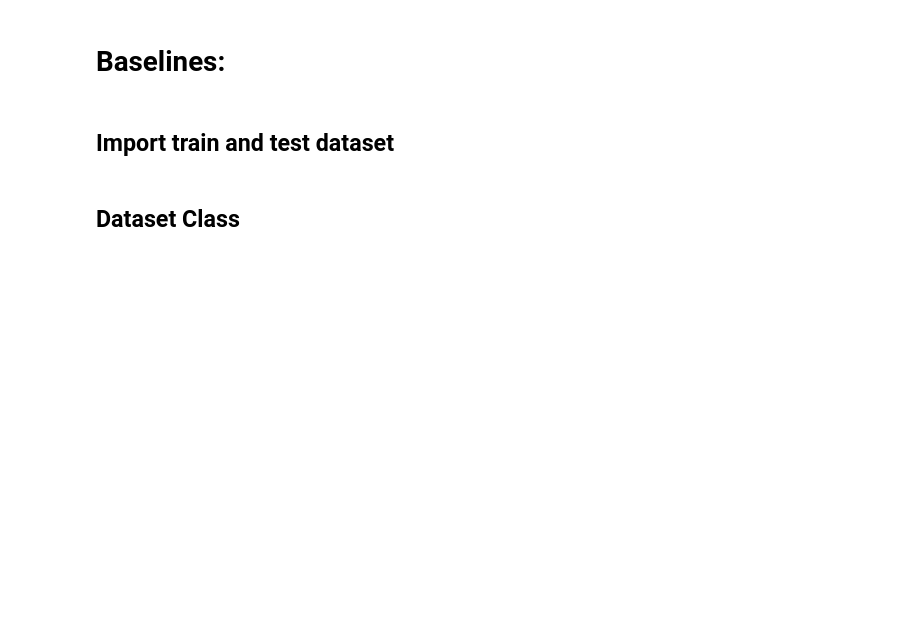
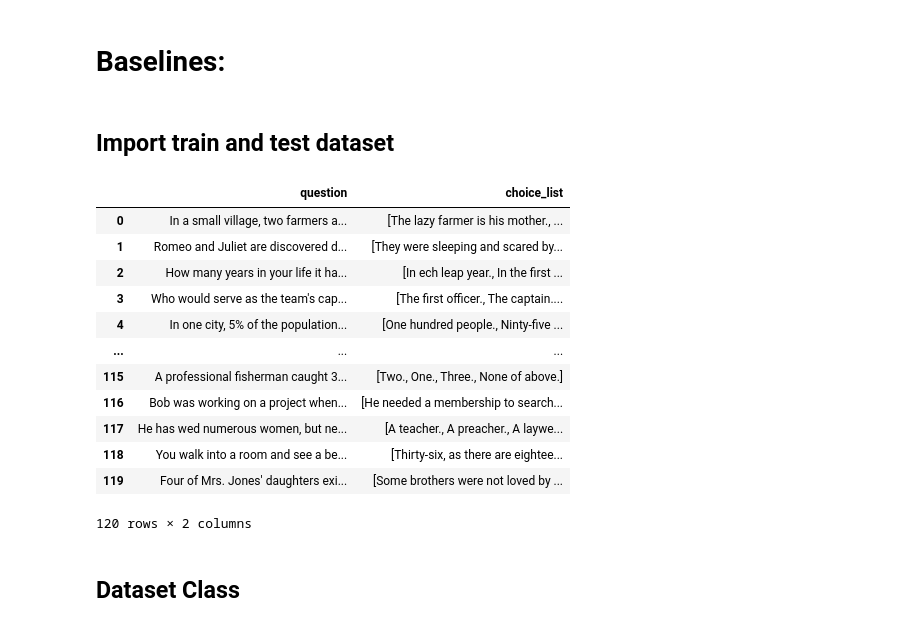
Before and after one commit to baktash81/SemEval_2024_BRAINTEASER, a Jupyter notebook: Experiments/Finetune/RoBERTa_Large/BrainTeaser_RoBERTa_Large.ipynb, the cells around one changed output. Cells and saved outputs as stored; diff of their text form; code cells hidden in the pictures; blank space fills up the shorter version.

```diff
--- a/Experiments/Finetune/RoBERTa_Large/BrainTeaser_RoBERTa_Large.ipynb
+++ b/Experiments/Finetune/RoBERTa_Large/BrainTeaser_RoBERTa_Large.ipynb
@@ -68,6 +68,22 @@ data = np.load("./Data/sentence_puzzle.npy", allow_pickle = True ).tolist()
 SP = pd.DataFrame(data)
 data = np.load("./Data/word_puzzle.npy", allow_pickle = True ).tolist()
 WP = pd.DataFrame(data)
+# %%
+SP_test
+# %% [output]
+|  | question | choice_list |
+| 0 | In a small village, two farmers a... | [The lazy farmer is his mother., ... |
+| 1 | Romeo and Juliet are discovered d... | [They were sleeping and scared by... |
+| 2 | How many years in your life it ha... | [In ech leap year., In the first ... |
+| 3 | Who would serve as the team's cap... | [The first officer., The captain.... |
+| 4 | In one city, 5% of the population... | [One hundred people., Ninty-five ... |
+| ... | ... | ... |
+| 115 | A professional fisherman caught 3... | [Two., One., Three., None of above.] |
+| 116 | Bob was working on a project when... | [He needed a membership to search... |
+| 117 | He has wed numerous women, but ne... | [A teacher., A preacher., A laywe... |
+| 118 | You walk into a room and see a be... | [Thirty-six, as there are eightee... |
+| 119 | Four of Mrs. Jones' daughters exi... | [Some brothers were not loved by ... |
+120 rows × 2 columns
 # %%
 for index, row in SP_test.iterrows():
   SP_test.at[index, 'label'] = int(SP_test_answer.loc[index][1])
```
Also changed, not shown: parts of 15 cells of this notebook, 19 other files.
